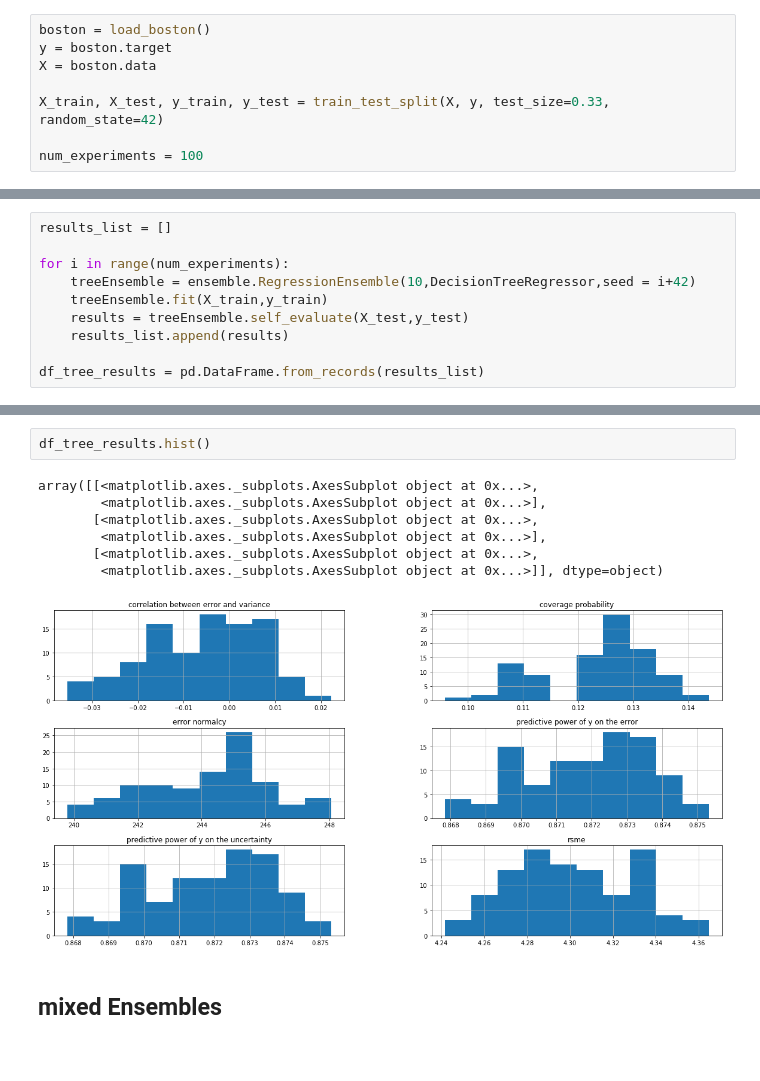
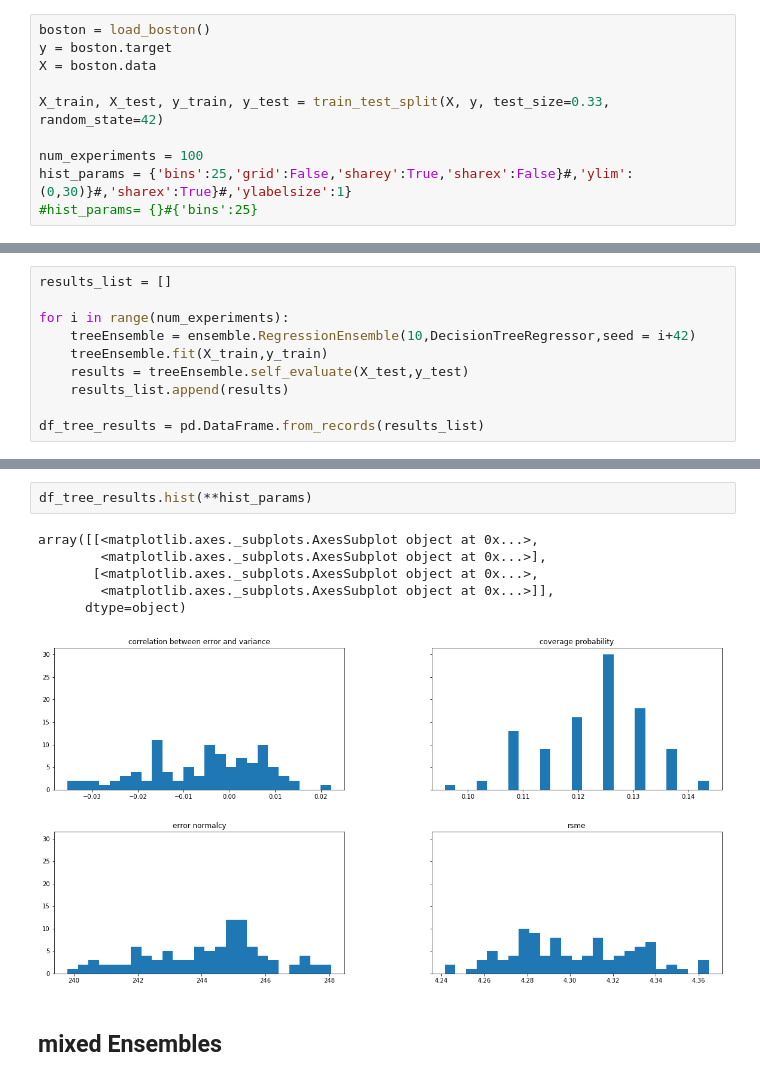
Before and after one commit to wooohoooo/natcompproj, a Jupyter notebook: repeated results.ipynb, the cells around one changed output, grey strips where cells are left out. Cells and saved outputs as stored; diff of their text form; blank space fills up the shorter version.

```diff
--- a/repeated results.ipynb
+++ b/repeated results.ipynb
@@ -31,6 +31,8 @@ X = boston.data
 X_train, X_test, y_train, y_test = train_test_split(X, y, test_size=0.33, random_state=42)
 
 num_experiments = 100
+hist_params = {'bins':25,'grid':False,'sharey':True,'sharex':False}#,'ylim':(0,30)}#,'sharex':True}#,'ylabelsize':1}
+#hist_params= {}#{'bins':25}
 # %% [markdown]
 ## Simple trees
 # %%
@@ -67,13 +69,12 @@ df_tree_results.describe()
 # %%
-df_tree_results.hist()
+df_tree_results.hist(**hist_params)
 # %% [output]
 array([[<matplotlib.axes._subplots.AxesSubplot object at 0x...>,
         <matplotlib.axes._subplots.AxesSubplot object at 0x...>],
        [<matplotlib.axes._subplots.AxesSubplot object at 0x...>,
-        <matplotlib.axes._subplots.AxesSubplot object at 0x...>],
-       [<matplotlib.axes._subplots.AxesSubplot object at 0x...>,
-        <matplotlib.axes._subplots.AxesSubplot object at 0x...>]], dtype=object)
+        <matplotlib.axes._subplots.AxesSubplot object at 0x...>]],
+      dtype=object)
-[figure, old version]
+[figure, new version]
 # %% [markdown]
 ## mixed Ensembles
 # %%
```
Also changed, not shown: parts of 11 cells of this notebook, 1 other file.
